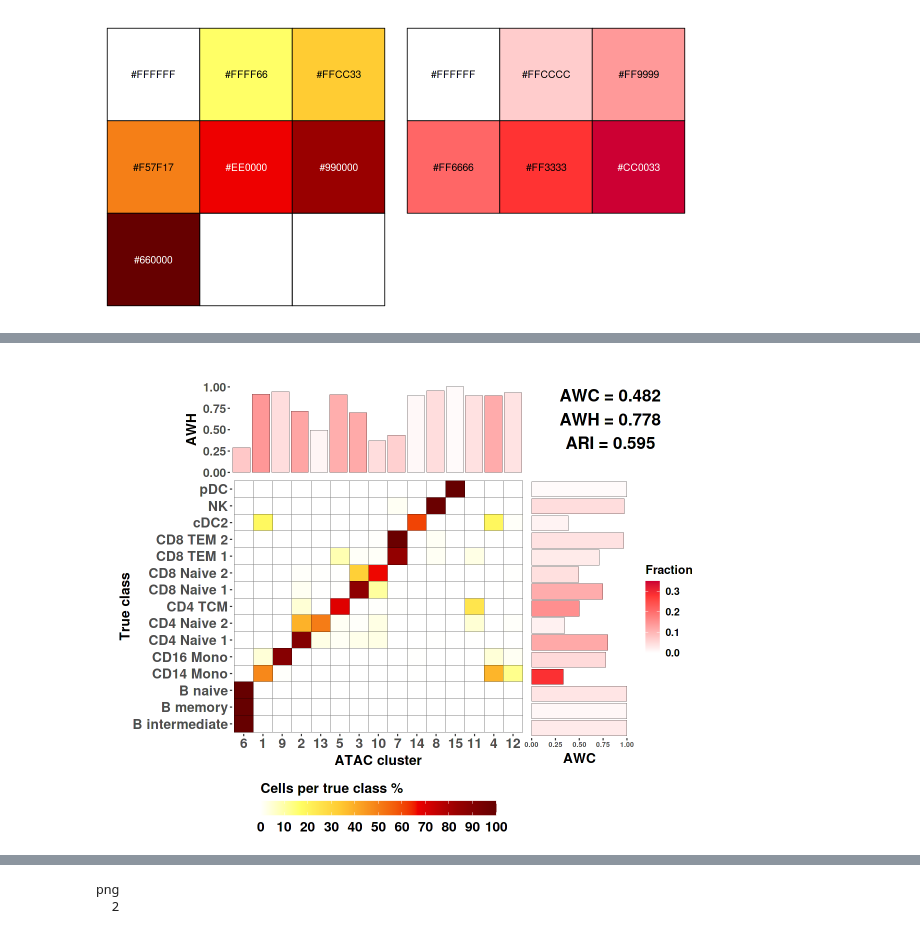
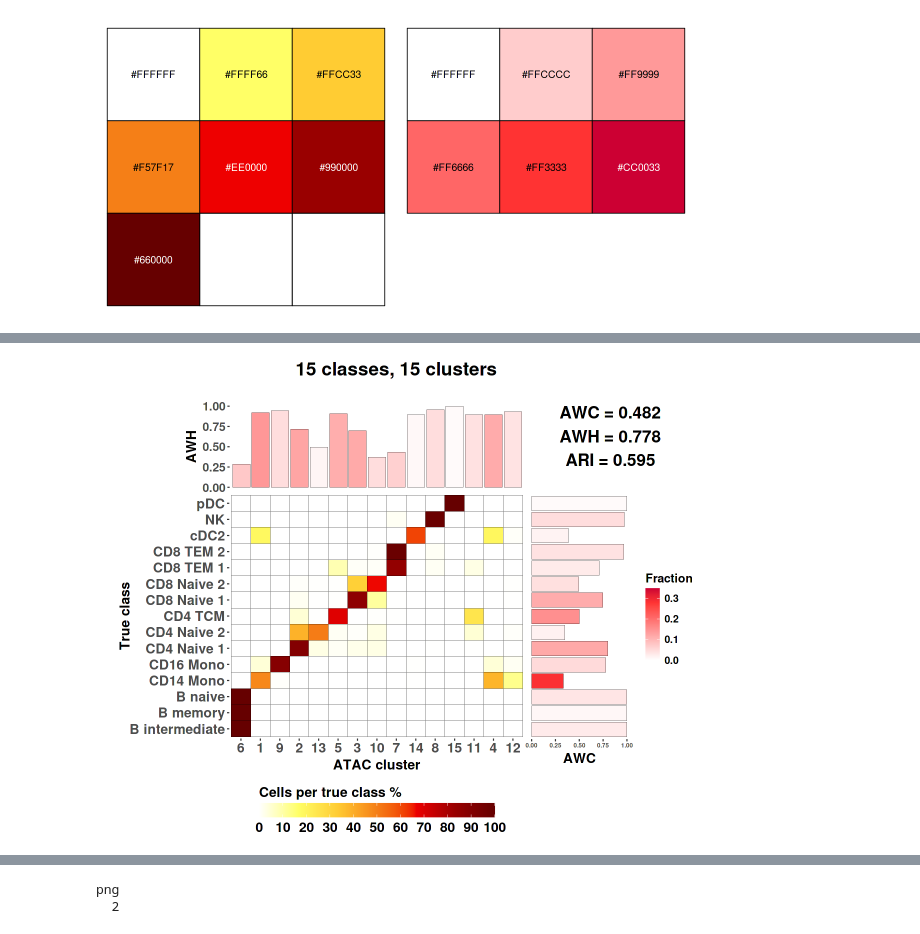
Before and after one commit to RoseYuan/metric_paper, a Jupyter notebook: Figures/partition_real_life_examples/partition_real_life_examples.ipynb, the cells around one changed output, grey strips where cells are left out. Drawn from its saved outputs; the diff is of its cells as text; code cells hidden in the pictures.

```diff
--- a/Figures/partition_real_life_examples/partition_real_life_examples.ipynb
+++ b/Figures/partition_real_life_examples/partition_real_life_examples.ipynb
@@ -47,21 +52,22 @@ p2
 # %%
 # check if the value of a,b,c is appropriate
 options(repr.plot.width=10, repr.plot.height=8)
 
 clustering_file <- '../../partition_real_life_examples/PBMC_SnapATAC_ndim15_r0.45.tsv'
 ground_truth_file <- '../../partition_real_life_examples/PBMC_ground_truth.tsv'
 
 df_label <- read.table(clustering_file, header = T, sep="\t", comment.char = "")
 df_ground_truth <- read.table(ground_truth_file, header = T, sep="\t", comment.char = "")
 
 df <- merge(df_label, df_ground_truth, by="barcode")
 ground_truth <- as.factor(df$ground_truth)
 clusterings <- as.factor(df$clusterings)
 
 p3 <- cross_table_plot(ground_truth, clusterings, a=2, b=3.8, c=3.1, m=0, n=0.35)
+p3 <- annotate_figure(p3, top = text_grob("15 classes, 15 clusters", face = "bold", size = 22))
 p3
 # %% [output]
-[figure, old version]
+[figure, new version]
 # %%
 options(repr.plot.width=24, repr.plot.height=8)
 combined <- (p1 + p2 + p3) + plot_layout(guides = "collect", widths = c(0.88, 0.98, 1.1)) +
```
Also changed, not shown: parts of 3 cells of this notebook.
